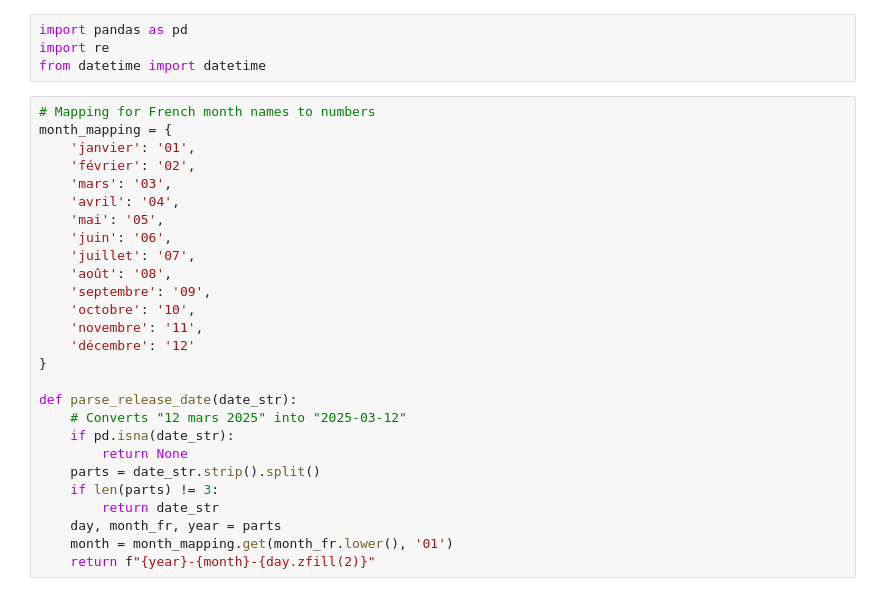
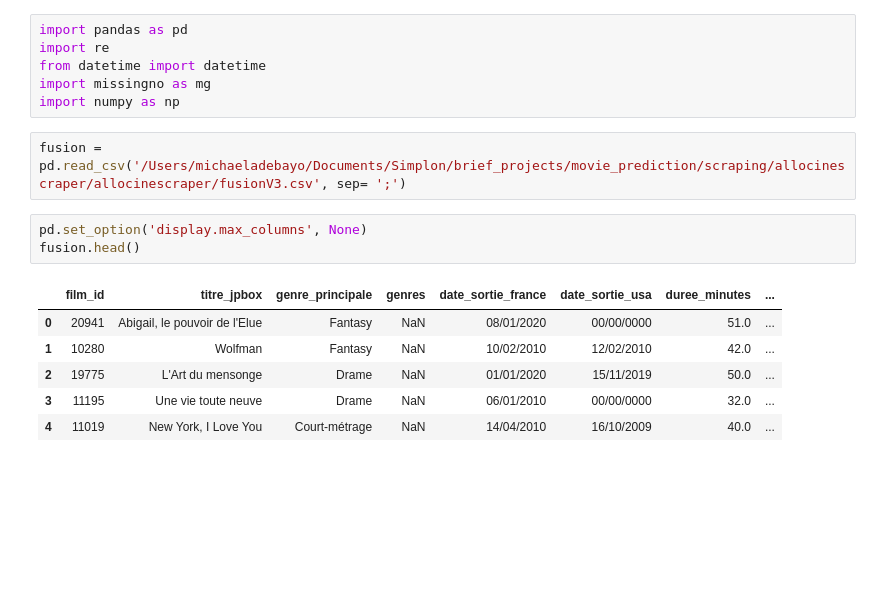
Before and after one commit to MichAdebayo/new-is-always-better, a Jupyter notebook: scraping/allocinescraper/cleaner.ipynb, the cells around one changed output. Drawn from its saved outputs; the diff is of its cells as text; blank space fills up the shorter version.

```diff
--- a/scraping/allocinescraper/cleaner.ipynb
+++ b/scraping/allocinescraper/cleaner.ipynb
@@ -2,30 +2,17 @@
 import pandas as pd
 import re
 from datetime import datetime
+import missingno as mg
+import numpy as np
-# %%
-# Mapping for French month names to numbers
-month_mapping = {
-    'janvier': '01',
-    'février': '02',
-    'mars': '03',
-    'avril': '04',
-    'mai': '05',
-    'juin': '06',
-    'juillet': '07',
-    'août': '08',
-    'septembre': '09',
-    'octobre': '10',
-    'novembre': '11',
-    'décembre': '12'
-}
-
-def parse_release_date(date_str):
-    # Converts "12 mars 2025" into "2025-03-12"
-    if pd.isna(date_str):
-        return None
-    parts = date_str.strip().split()
-    if len(parts) != 3:
-        return date_str
-    day, month_fr, year = parts
-    month = month_mapping.get(month_fr.lower(), '01')
-    return f"{year}-{month}-{day.zfill(2)}"
+# %%
+fusion = pd.read_csv('/Users/michaeladebayo/Documents/Simplon/brief_projects/movie_prediction/scraping/allocinescraper/allocinescraper/fusionV3.csv', sep= ';')
+# %%
+pd.set_option('display.max_columns', None)
+fusion.head()
+# %% [output]
+|  | film_id | titre_jpbox | genre_principale | genres | date_sortie_france | date_sortie_usa | duree_minutes | ... |
+| 0 | 20941 | Abigail, le pouvoir de l'Elue | Fantasy | NaN | 08/01/2020 | 00/00/0000 | 51.0 | ... |
+| 1 | 10280 | Wolfman | Fantasy | NaN | 10/02/2010 | 12/02/2010 | 42.0 | ... |
+| 2 | 19775 | L'Art du mensonge | Drame | NaN | 01/01/2020 | 15/11/2019 | 50.0 | ... |
+| 3 | 11195 | Une vie toute neuve | Drame | NaN | 06/01/2010 | 00/00/0000 | 32.0 | ... |
+| 4 | 11019 | New York, I Love You | Court-métrage | NaN | 14/04/2010 | 16/10/2009 | 40.0 | ... |
```
Also changed, not shown: parts of 26 cells of this notebook.
